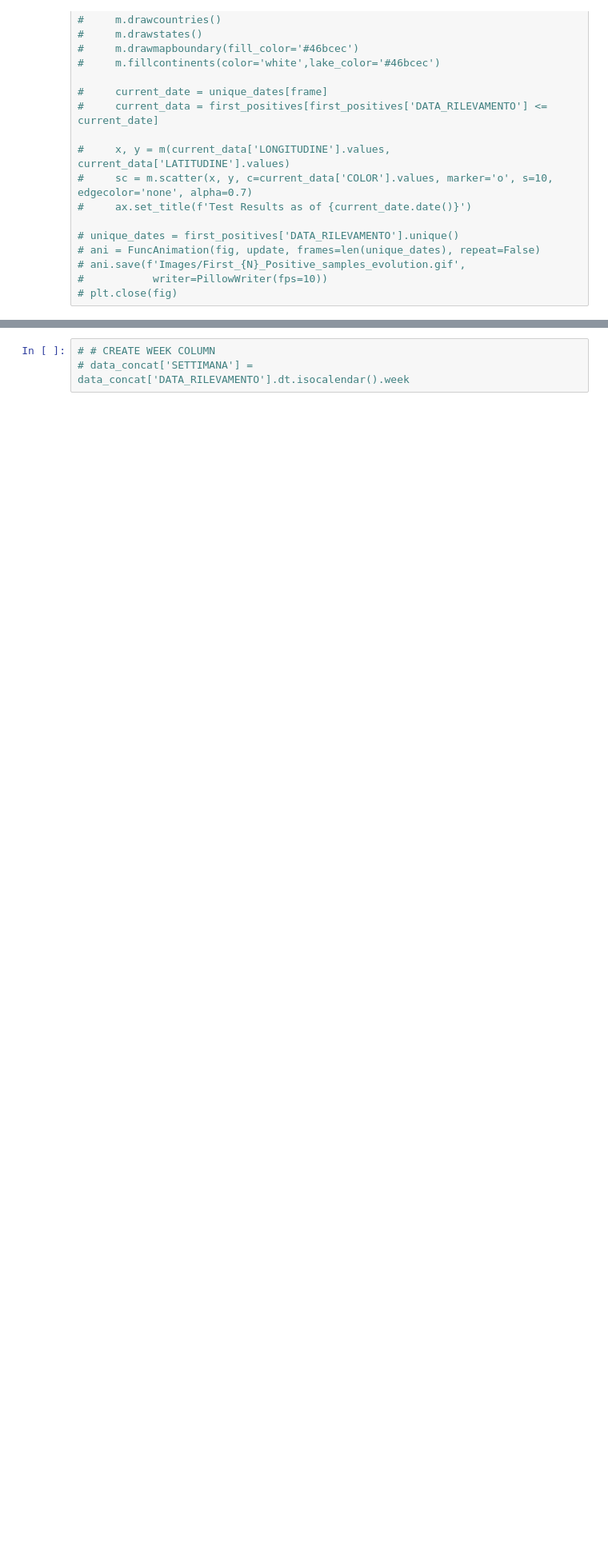
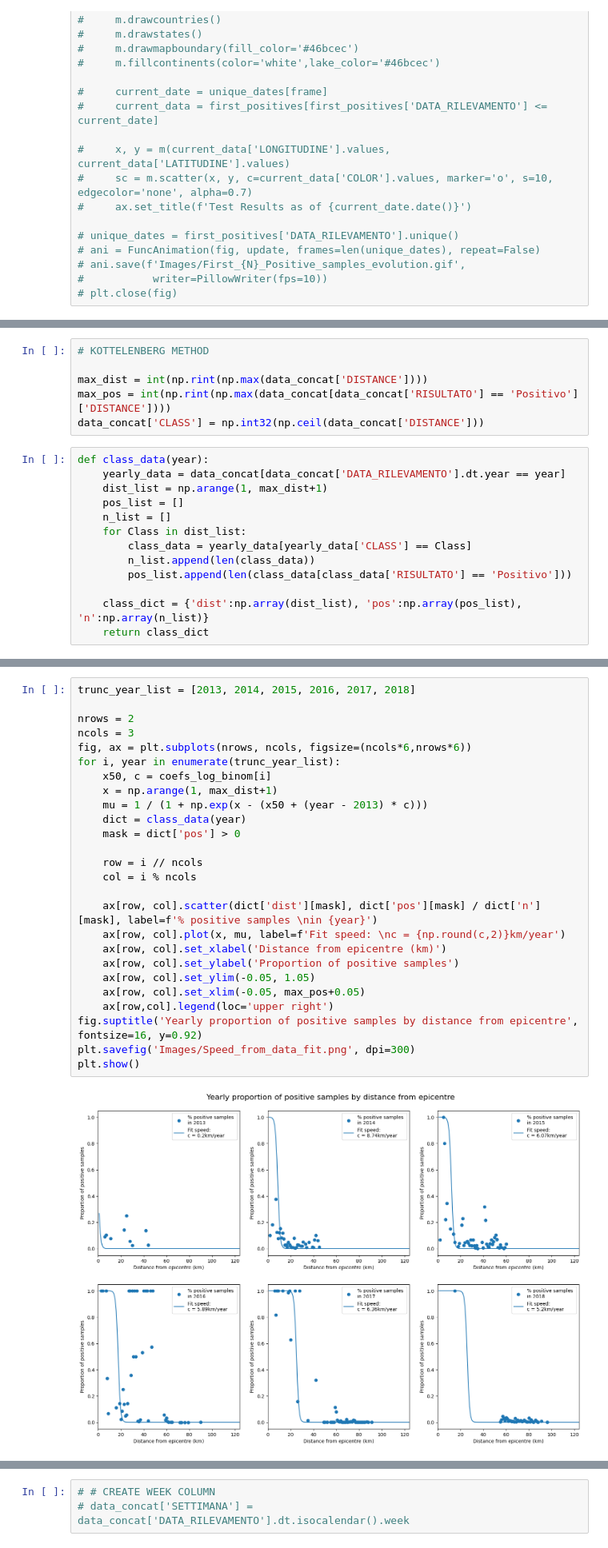
Before and after one commit to LeonMengoni/Xylella-Fastidiosa, a Jupyter notebook: Monitoring.ipynb, the cells around one changed output, grey strips where cells are left out. Shown at 80% size. Cells and saved outputs as stored; diff of their text form; blank space fills up the shorter version.

```diff
--- a/Monitoring.ipynb
+++ b/Monitoring.ipynb
@@ -332,0 +308,19 @@ strong multicollinearity or other numerical problems.
+# %%
+# KOTTELENBERG METHOD
+
+max_dist = int(np.rint(np.max(data_concat['DISTANCE'])))
+max_pos = int(np.rint(np.max(data_concat[data_concat['RISULTATO'] == 'Positivo']['DISTANCE'])))
+data_concat['CLASS'] = np.int32(np.ceil(data_concat['DISTANCE']))
+# %%
+def class_data(year):
+    yearly_data = data_concat[data_concat['DATA_RILEVAMENTO'].dt.year == year]
+    dist_list = np.arange(1, max_dist+1)
+    pos_list = []
+    n_list = []
+    for Class in dist_list:
+        class_data = yearly_data[yearly_data['CLASS'] == Class]
+        n_list.append(len(class_data))
+        pos_list.append(len(class_data[class_data['RISULTATO'] == 'Positivo']))
+
+    class_dict = {'dist':np.array(dist_list), 'pos':np.array(pos_list), 'n':np.array(n_list)}
+    return class_dict
@@ -332,0 +451,28 @@ strong multicollinearity or other numerical problems.
+# %%
+trunc_year_list = [2013, 2014, 2015, 2016, 2017, 2018]
+
+nrows = 2
+ncols = 3
+fig, ax = plt.subplots(nrows, ncols, figsize=(ncols*6,nrows*6))
+for i, year in enumerate(trunc_year_list):
+    x50, c = coefs_log_binom[i]
+    x = np.arange(1, max_dist+1)
+    mu = 1 / (1 + np.exp(x - (x50 + (year - 2013) * c)))
+    dict = class_data(year)
+    mask = dict['pos'] > 0
+
+    row = i // ncols
+    col = i % ncols
+
+    ax[row, col].scatter(dict['dist'][mask], dict['pos'][mask] / dict['n'][mask], label=f'% positive samples \nin {year}')
+    ax[row, col].plot(x, mu, label=f'Fit speed: \nc = {np.round(c,2)}km/year')
+    ax[row, col].set_xlabel('Distance from epicentre (km)')
+    ax[row, col].set_ylabel('Proportion of positive samples')
+    ax[row, col].set_ylim(-0.05, 1.05)
+    ax[row, col].set_xlim(-0.05, max_pos+0.05)
+    ax[row,col].legend(loc='upper right')
+fig.suptitle('Yearly proportion of positive samples by distance from epicentre', fontsize=16, y=0.92)
+plt.savefig('Images/Speed_from_data_fit.png', dpi=300)
+plt.show()
+# %% [output]
+[figure, added]
```
Also changed, not shown: parts of 22 cells of this notebook, 2 other files.
